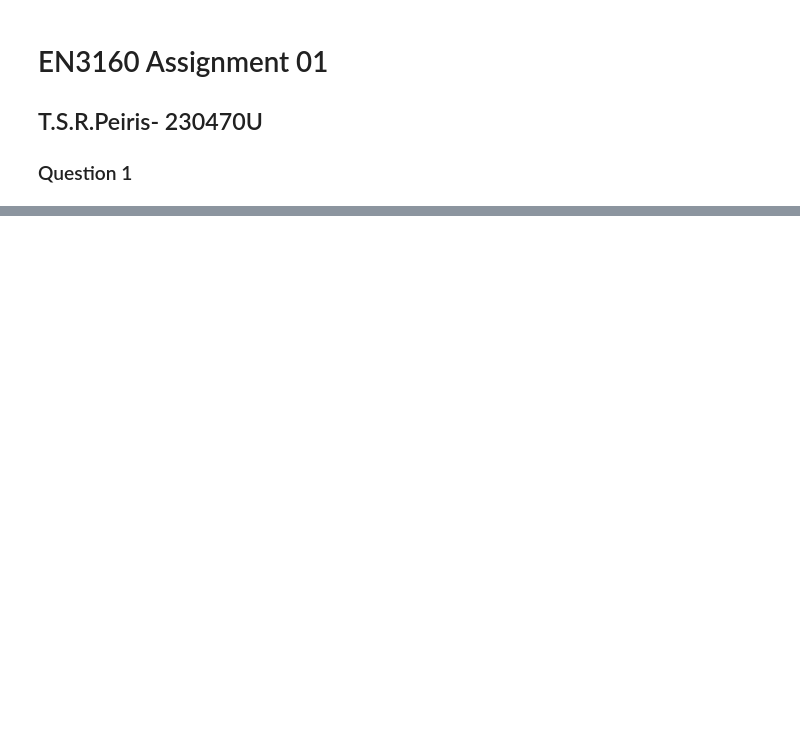
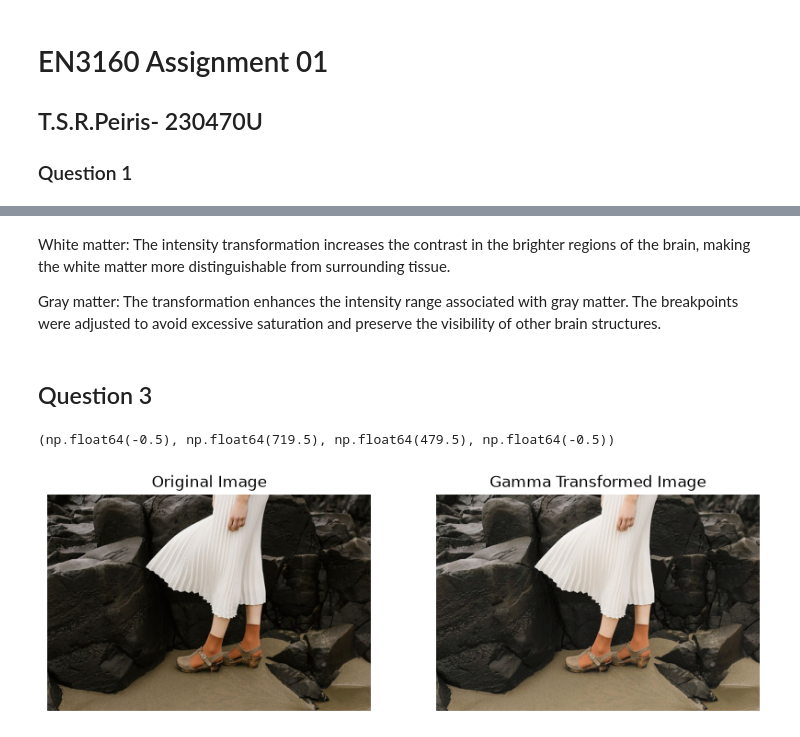
Before and after one commit to angstrom10/EN3160---Image-Processing-and-Machine-Vision, a Jupyter notebook: a-01/assignment.ipynb, the cells around one changed output, grey strips where cells are left out. Drawn from its saved outputs; the diff is of its cells as text; code cells hidden in the pictures; blank space fills up the shorter version.

```diff
--- a/a-01/assignment.ipynb
+++ b/a-01/assignment.ipynb
@@ -45,0 +87,22 @@ The transformation points were selected to increase low intensity pixel values,
+# %% [markdown]
+White matter: The intensity transformation increases the contrast in the brighter regions of the brain, making the white matter more distinguishable from surrounding tissue.
+
+Gray matter: The transformation enhances the intensity range associated with gray matter. The breakpoints were adjusted to avoid excessive saturation and preserve the visibility of other brain structures.
+# %% [markdown]
+## Question 3
+# %%
+f= cv.imread('images/gamma.jpeg')
+L,a,b = cv.split(cv.cvtColor(f, cv.COLOR_BGR2Lab))
+gamma = 0.75
+L=np.array(255 * (L / 255) ** gamma, dtype=np.uint8)
+gamma_transformed = cv.cvtColor(cv.merge((L,a,b)), cv.COLOR_Lab2BGR)
+fig, ax = plt.subplots(1, 2, figsize=(10, 5))
+ax[0].imshow(cv.cvtColor(f, cv.COLOR_BGR2RGB))
+ax[0].set_title('Original Image')
+ax[0].axis('off')
+ax[1].imshow(cv.cvtColor(gamma_transformed, cv.COLOR_BGR2RGB))
+ax[1].set_title('Gamma Transformed Image')
+ax[1].axis('off')
+# %% [output]
+(np.float64(-0.5), np.float64(719.5), np.float64(479.5), np.float64(-0.5))
+[figure, added]
```
Also changed, not shown: parts of 8 cells of this notebook.
